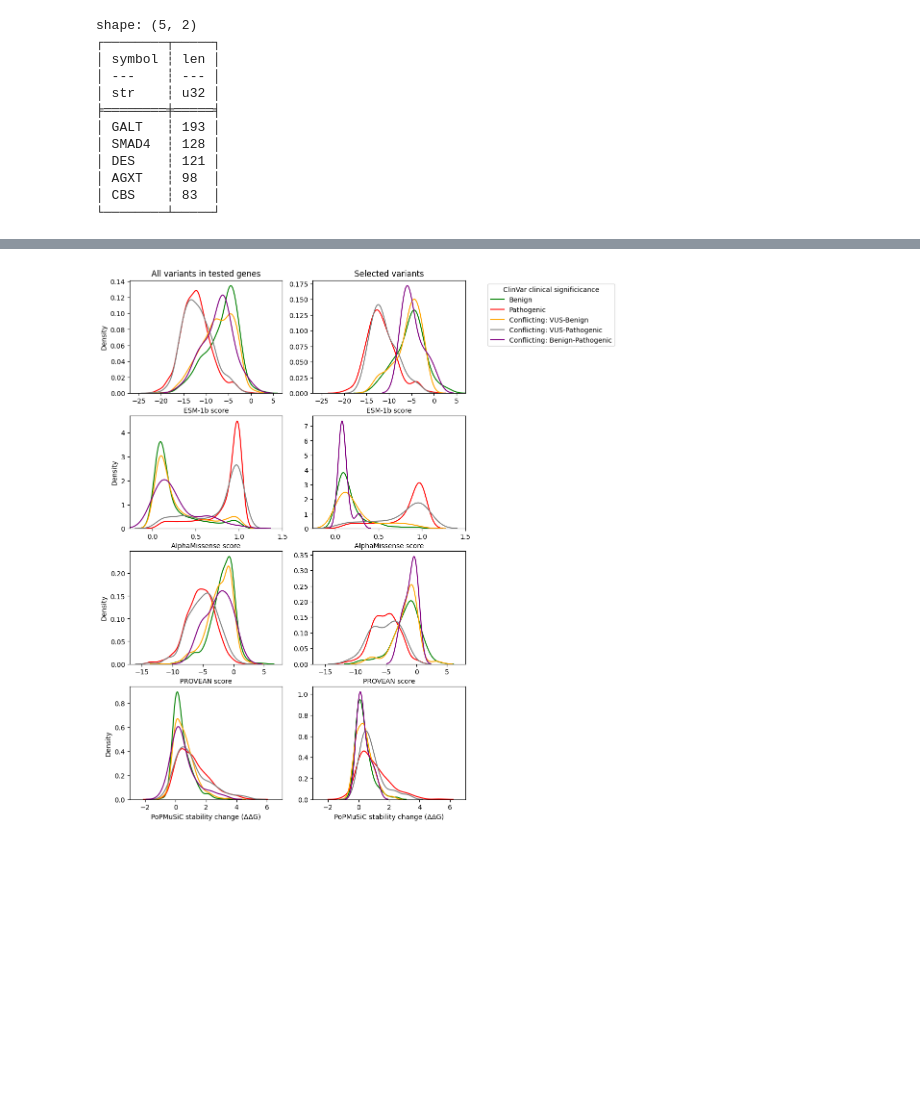
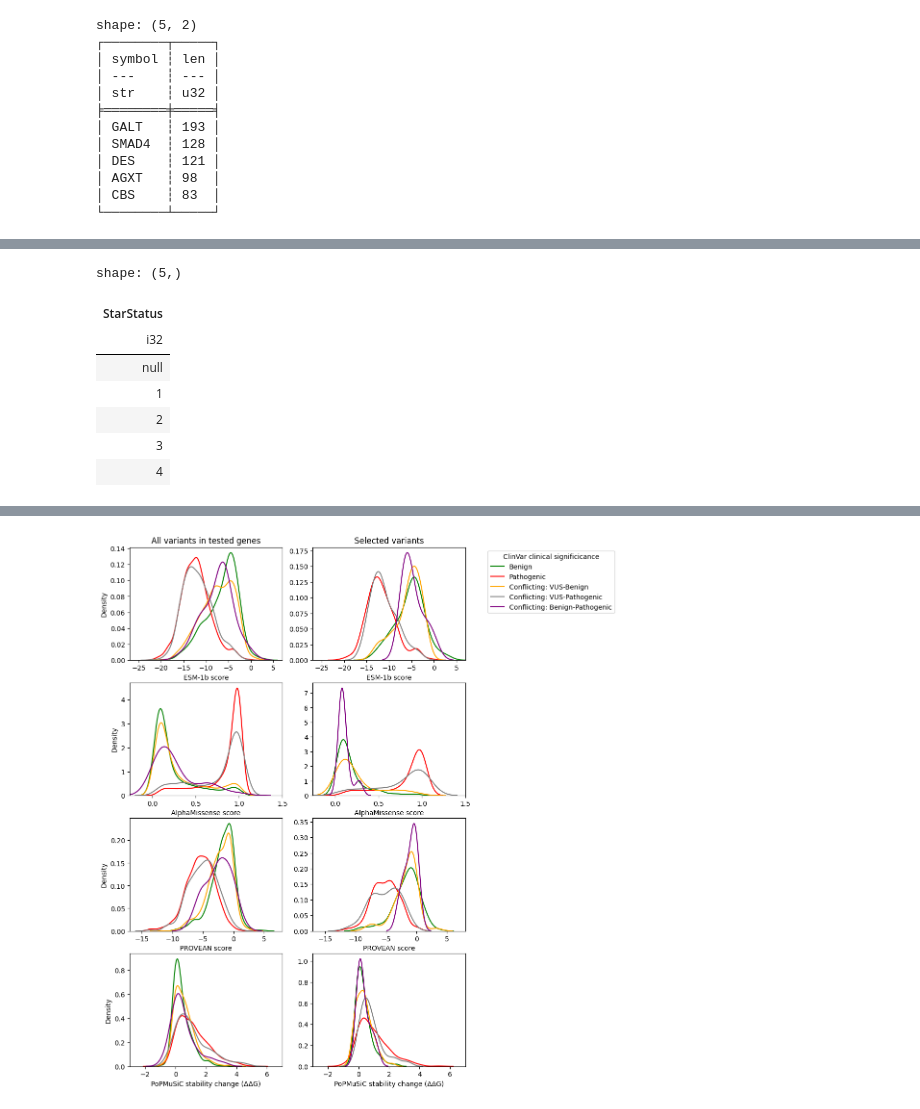
Before and after one commit to broadinstitute/2025_laval_submitted, a Jupyter notebook: 4_compare_AI_scores/2_analysis/3_ai_var_predictors_analyses.ipynb, the cells around one changed output, grey strips where cells are left out. Saved outputs shown, nothing was run; the diff lists cells and outputs as text; code cells hidden in the pictures; blank space fills up the shorter version.

```diff
--- a/4_compare_AI_scores/2_analysis/ai_pred_analyses.ipynb
+++ b/4_compare_AI_scores/2_analysis/3_ai_var_predictors_analyses.ipynb
@@ -80,0 +118,11 @@ shape: (5, 2)
+# %%
+df_clinvar["StarStatus"].unique()
+# %% [output]
+shape: (5,)
+| StarStatus |
+| i32 |
+| null |
+| 1 |
+| 2 |
+| 3 |
+| 4 |
```
Also changed, not shown: parts of 9 cells of this notebook, 15 other files.
